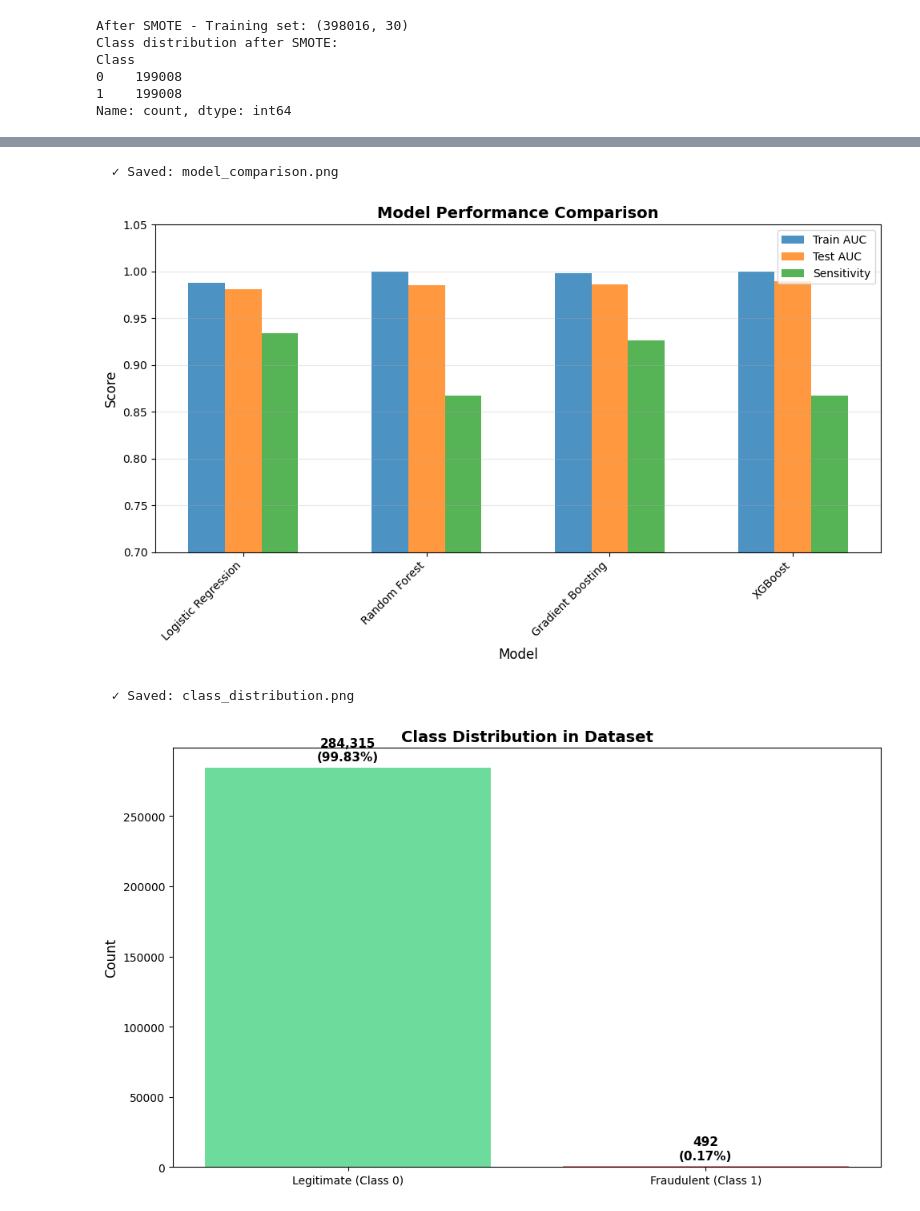
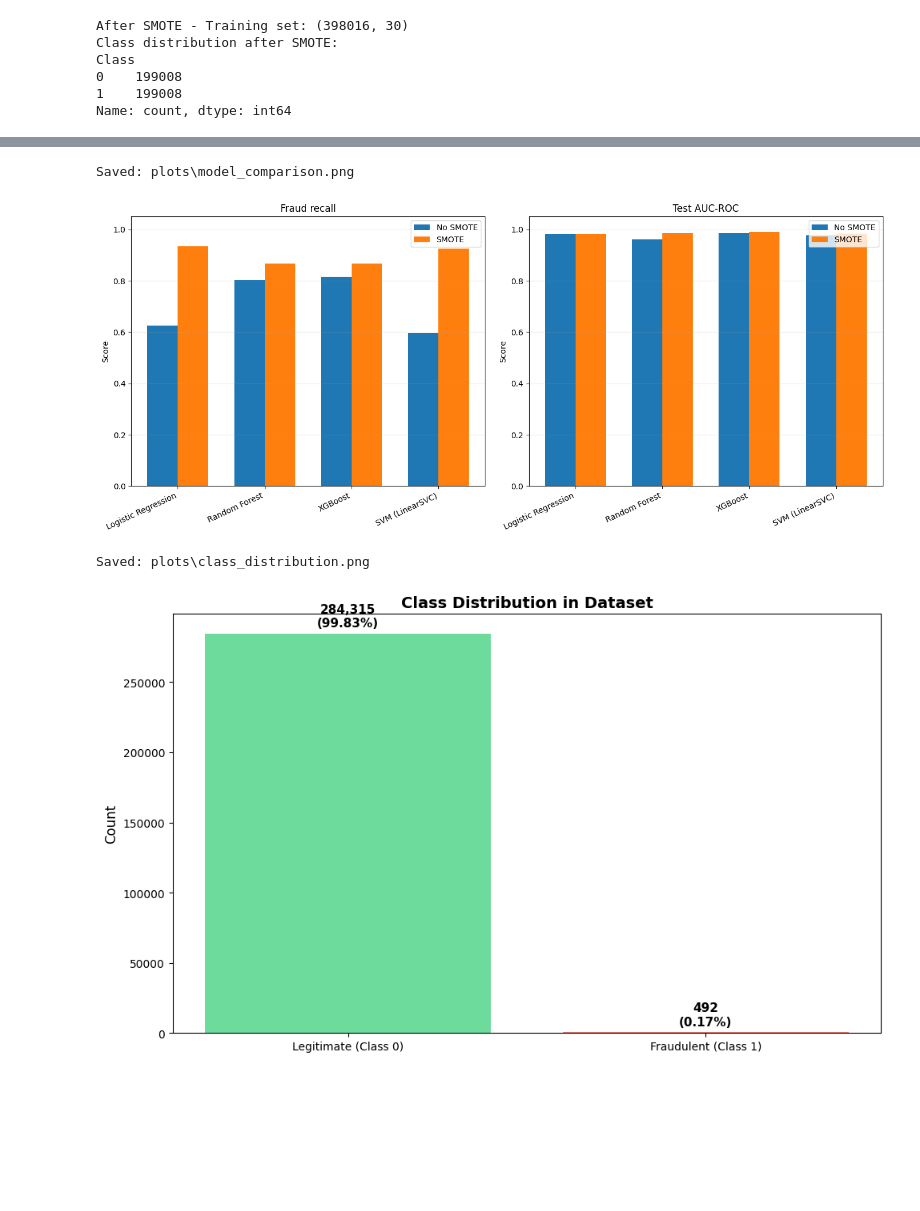
Before and after one commit to Roshni866/Credit_card_fraud_detection, a Jupyter notebook: credit_card_fraud_detection.ipynb, the cells around one changed output, grey strips where cells are left out. Drawn from its saved outputs; the diff is of its cells as text; code cells hidden in the pictures; blank space fills up the shorter version.

Commit message:
Update fraud detection notebook and app
Co-authored-by: Copilot <223556219+Copilot@users.noreply.github.com>

```diff
--- a/credit_card_fraud_detection.ipynb
+++ b/credit_card_fraud_detection.ipynb
@@ -18,5 +46,5 @@ warnings.filterwarnings('ignore')
 # %%
-df = pd.read_csv('creditcard.csv')
+df = pd.read_csv('data/creditcard.csv')
 df.dropna(inplace=True)
 
 print(f"Dataset shape: {df.shape}")
@@ -187,16 +259,16 @@ plt.show()
 # %%
-fig, axes = plt.subplots(2, 2, figsize=(12, 10))
+fig, axes = plt.subplots(4, 2, figsize=(14, 20))
 axes = axes.ravel()
 
-for idx, name in enumerate(list(results.keys())[:4]):
-    cm = results[name]['cm']
-    sns.heatmap(cm, annot=True, fmt='d', cmap='Blues', ax=axes[idx])
-    axes[idx].set_title(f'{name} - AUC: {results[name]["test_auc"]:.4f}')
-    axes[idx].set_ylabel('True Label')
-    axes[idx].set_xlabel('Predicted Label')
+for idx, (name, variant) in enumerate((name, variant) for name in results for variant in results[name]):
+    metrics = results[name][variant]
+    sns.heatmap(metrics['cm'], annot=True, fmt='d', cmap='Blues', ax=axes[idx])
+    axes[idx].set_title(f"{name} ({variant}) — recall {metrics['recall']:.2%}")
+    axes[idx].set_ylabel('Actual class')
+    axes[idx].set_xlabel('Predicted class')
 
 plt.tight_layout()
-plt.savefig('confusion_matrices.png', dpi=300, bbox_inches='tight')
-print("   Saved: confusion_matrices.png")
+plt.savefig(PLOTS_DIR / 'confusion_matrices.png', dpi=300, bbox_inches='tight')
+print(f"Saved: {PLOTS_DIR / 'confusion_matrices.png'}")
 plt.show()
 # %% [output]
@@ -205,29 +277,26 @@ plt.show()
 # %%
-fig, ax = plt.subplots(figsize=(10, 6))
-
-x = np.arange(len(results_df))
-width = 0.2
-
-ax.bar(x - width, results_df['Train AUC'], width, label='Train AUC', alpha=0.8)
-ax.bar(x, results_df['Test AUC'], width, label='Test AUC', alpha=0.8)
-ax.bar(x + width, results_df['Sensitivity'], width, label='Sensitivity', alpha=0.8)
-
-ax.set_xlabel('Model', fontsize=12)
-ax.set_ylabel('Score', fontsize=12)
-ax.set_title('Model Performance Comparison', fontsize=14, fontweight='bold')
-ax.set_xticks(x)
-ax.set_xticklabels(results_df['Model'], rotation=45, ha='right')
-ax.legend()
-ax.set_ylim([0.7, 1.05])
-ax.grid(axis='y', alpha=0.3)
-
+fig, axes = plt.subplots(1, 2, figsize=(14, 6))
+x = np.arange(len(models))
+width = 0.35
+for ax, metric_key, title in zip(axes, ['recall', 'test_auc'], ['Fraud recall', 'Test AUC-ROC']):
+    baseline = [results[name]['No SMOTE'][metric_key] for name in models]
+    smote_values = [results[name]['SMOTE'][metric_key] for name in models]
+    ax.bar(x - width / 2, baseline, width, label='No SMOTE')
+    ax.bar(x + width / 2, smote_values, width, label='SMOTE')
+    ax.set_title(title)
+    ax.set_ylabel('Score')
+    ax.set_xticks(x)
+    ax.set_xticklabels(models.keys(), rotation=25, ha='right')
+    ax.set_ylim(0, 1.05)
+    ax.grid(axis='y', alpha=0.3)
+    ax.legend()
 plt.tight_layout()
-plt.savefig('model_comparison.png', dpi=300, bbox_inches='tight')
-print("   Saved: model_comparison.png")
+plt.savefig(PLOTS_DIR / 'model_comparison.png', dpi=300, bbox_inches='tight')
+print(f"Saved: {PLOTS_DIR / 'model_comparison.png'}")
 plt.show()
 # %% [output]
-  ✓ Saved: model_comparison.png
+Saved: plots\model_comparison.png
-[figure, old version]
+[figure, new version]
 # %%
 plt.figure(figsize=(10, 6))
 class_counts = y.value_counts()
@@ -239,9 +308,9 @@ for i, v in enumerate(class_counts.values):
     pct = v / len(y) * 100
     plt.text(i, v + 5000, f'{v:,}\n({pct:.2f}%)', ha='center', fontsize=11, fontweight='bold')
 plt.tight_layout()
-plt.savefig('class_distribution.png', dpi=300, bbox_inches='tight')
-print("   Saved: class_distribution.png")
+plt.savefig(PLOTS_DIR / 'class_distribution.png', dpi=300, bbox_inches='tight')
+print(f"Saved: {PLOTS_DIR / 'class_distribution.png'}")
 plt.show()
 # %% [output]
-  ✓ Saved: class_distribution.png
+Saved: plots\class_distribution.png
 [figure]
```
Also changed, not shown: parts of 11 cells of this notebook, 11 other files.
